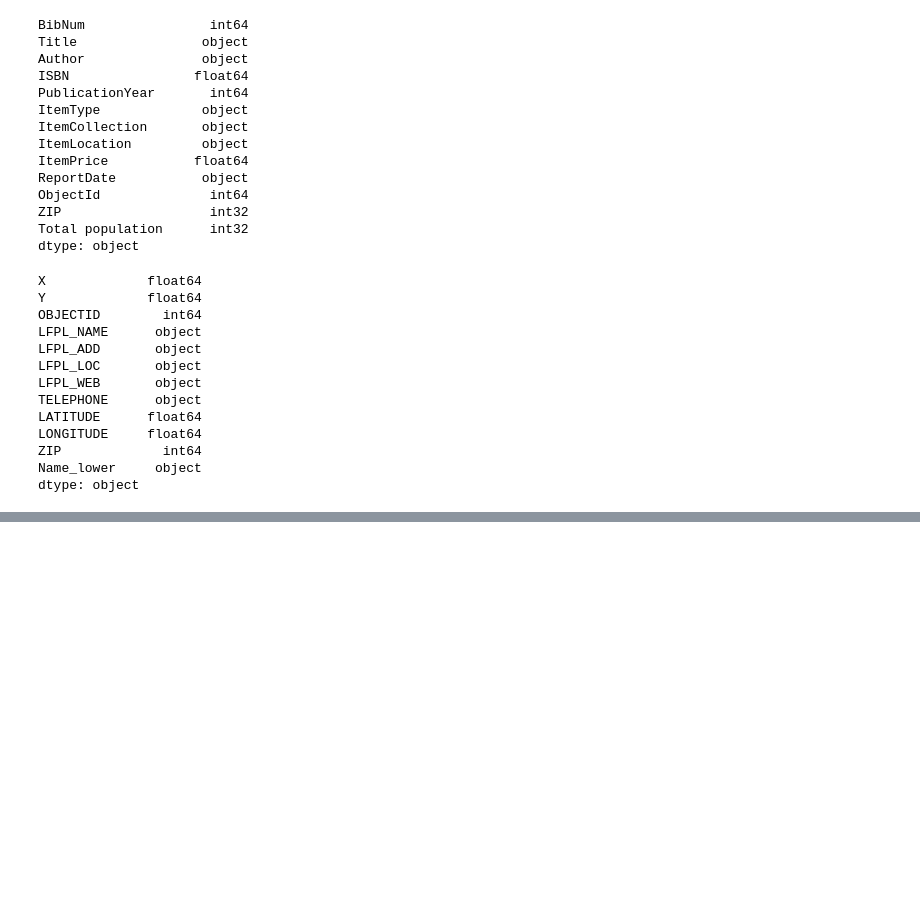
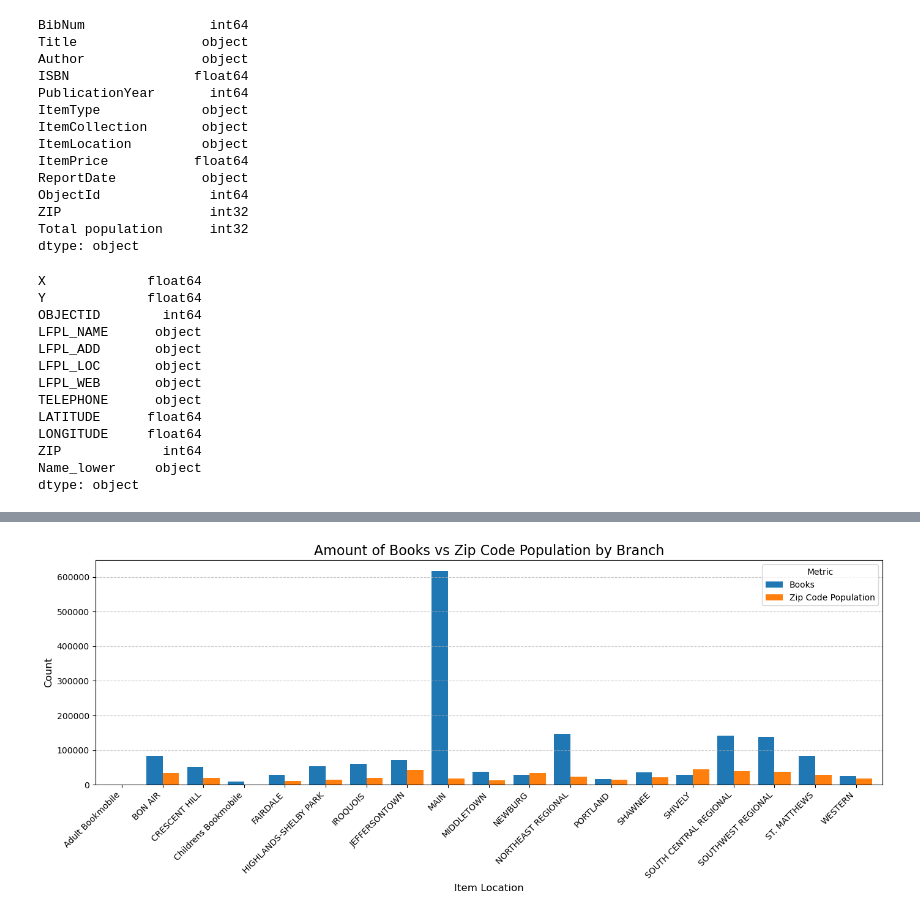
Before and after one commit to Destroy-gym/Louisville_Library_analysis, a Jupyter notebook: library_anaysis.ipynb, the cells around one changed output, grey strips where cells are left out. Saved outputs shown, nothing was run; the diff lists cells and outputs as text; code cells hidden in the pictures; blank space fills up the shorter version.

```diff
--- a/library_anaysis.ipynb
+++ b/library_anaysis.ipynb
@@ -265,0 +246,9 @@ m.save("jefferson_bubble_map.html")
+# %%
+bar_df['Total population_y'] = (
+    pd.to_numeric(
+        bar_df['Total population_y'].str.replace(',', '', regex=False),
+        errors='coerce'
+    )
+    .fillna(0)
+    .astype(int)
+)
@@ -265,0 +264,6 @@ m.save("jefferson_bubble_map.html")
+# %%
+title_counts = bar_df.groupby('ItemLocation')['Title'].count().reset_index(name='Books')
+population = bar_df.groupby('ItemLocation')['Total population_y'].max().reset_index(name = 'Zip Code Population')
+# %%
+merged = pd.merge(title_counts, population, on='ItemLocation')
+print(merged)
@@ -265,0 +291,21 @@ m.save("jefferson_bubble_map.html")
+# %%
+merged.set_index("ItemLocation", inplace=True)
+# %%
+ax = merged.plot(
+    kind="bar",
+    figsize=(14, 6),
+    width=0.8,
+)
+
+
+plt.title("Amount of Books vs Zip Code Population by Branch", fontsize=16)
+plt.ylabel("Count", fontsize=12)
+plt.xlabel("Item Location", fontsize=12)
+plt.xticks(rotation=45, ha="right")
+plt.grid(axis="y", linestyle="--", alpha=0.7)
+plt.legend(title="Metric")
+plt.tight_layout()
+
+plt.show()
+# %% [output]
+[figure, added]
```
Also changed, not shown: parts of 17 cells of this notebook, 4 other files.
